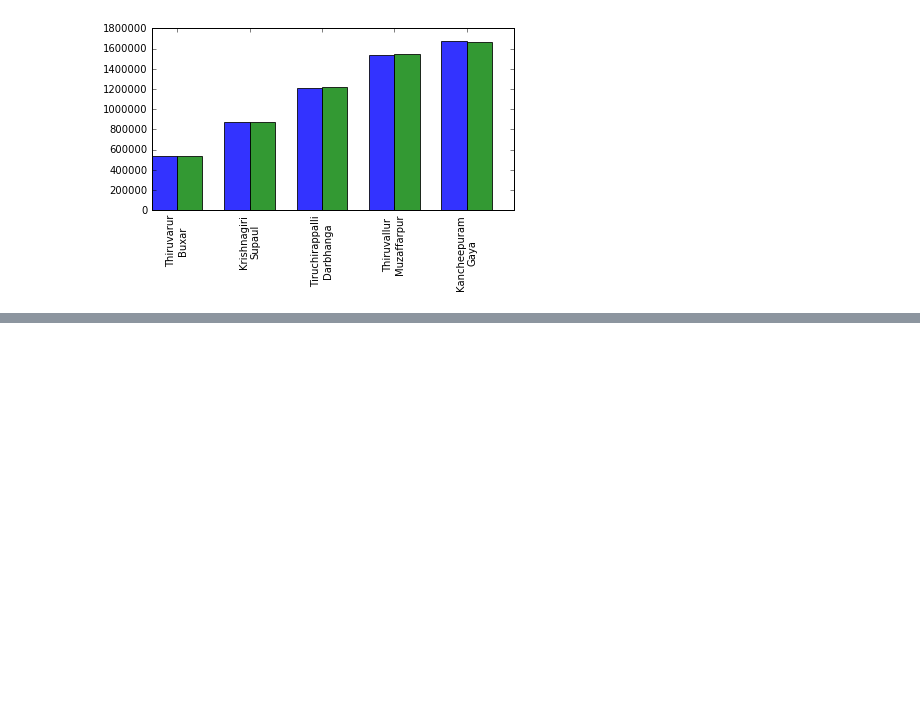
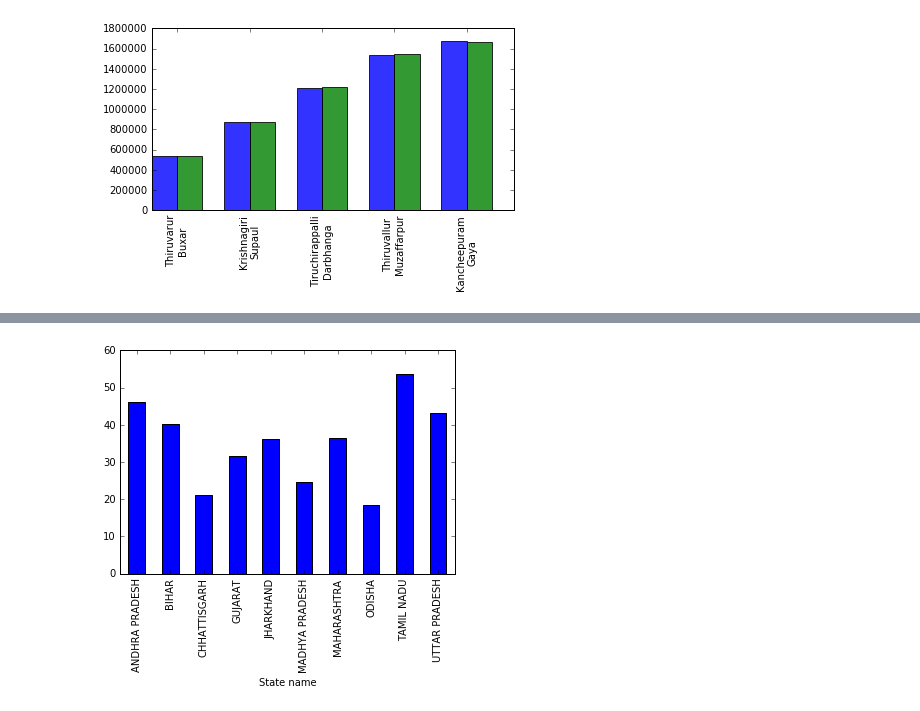
Before and after one commit to Amanskywalker/Gramener-exercise, a Jupyter notebook: Census.ipynb, the cells around one changed output, grey strips where cells are left out. Cells and saved outputs as stored; diff of their text form; code cells hidden in the pictures; blank space fills up the shorter version.

```diff
--- a/Census.ipynb
+++ b/Census.ipynb
@@ -378,3 +378,7 @@ plt.tight_layout()
 plt.show()
 # %% [output]
 [figure]
+# %%
+dfc3 = df[["State name","District name","Population","Workers","Non_Workers","Households","Agricultural_Workers",
+           "Households_with_Telephone_Mobile_Phone"]]
+dfc3
@@ -380,0 +422,3 @@ plt.show()
+# %%
+dfc3b = dfc3[(dfc3["Agricultural_Workers"]/dfc3["Workers"]*100 > 50)]
+dfc3b
@@ -380,0 +469,3 @@ plt.show()
+# %%
+dfc3e = dfc3b.groupby("State name").sum()
+dfc3e
@@ -380,0 +485,3 @@ plt.show()
+# %%
+dfc3f = dfc3e["Households_with_Telephone_Mobile_Phone"]/dfc3e["Households"]*100
+dfc3f.describe()
@@ -380,0 +498,5 @@ plt.show()
+# %%
+dfc3f.head(dfc3f.count()).plot(kind='bar')
+plt.show()
+# %% [output]
+[figure, added]
```
Also changed, not shown: parts of 10 cells of this notebook.
